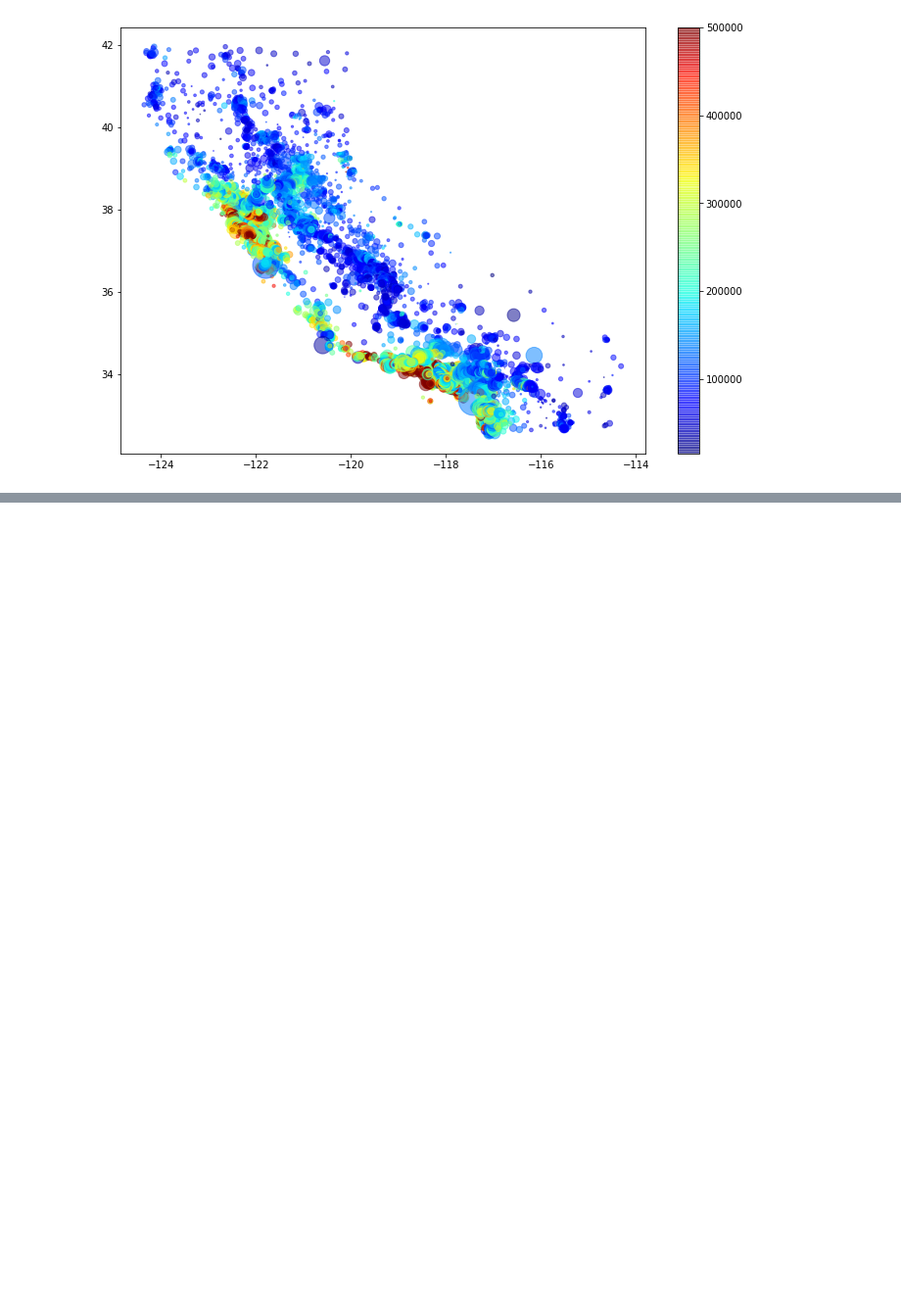
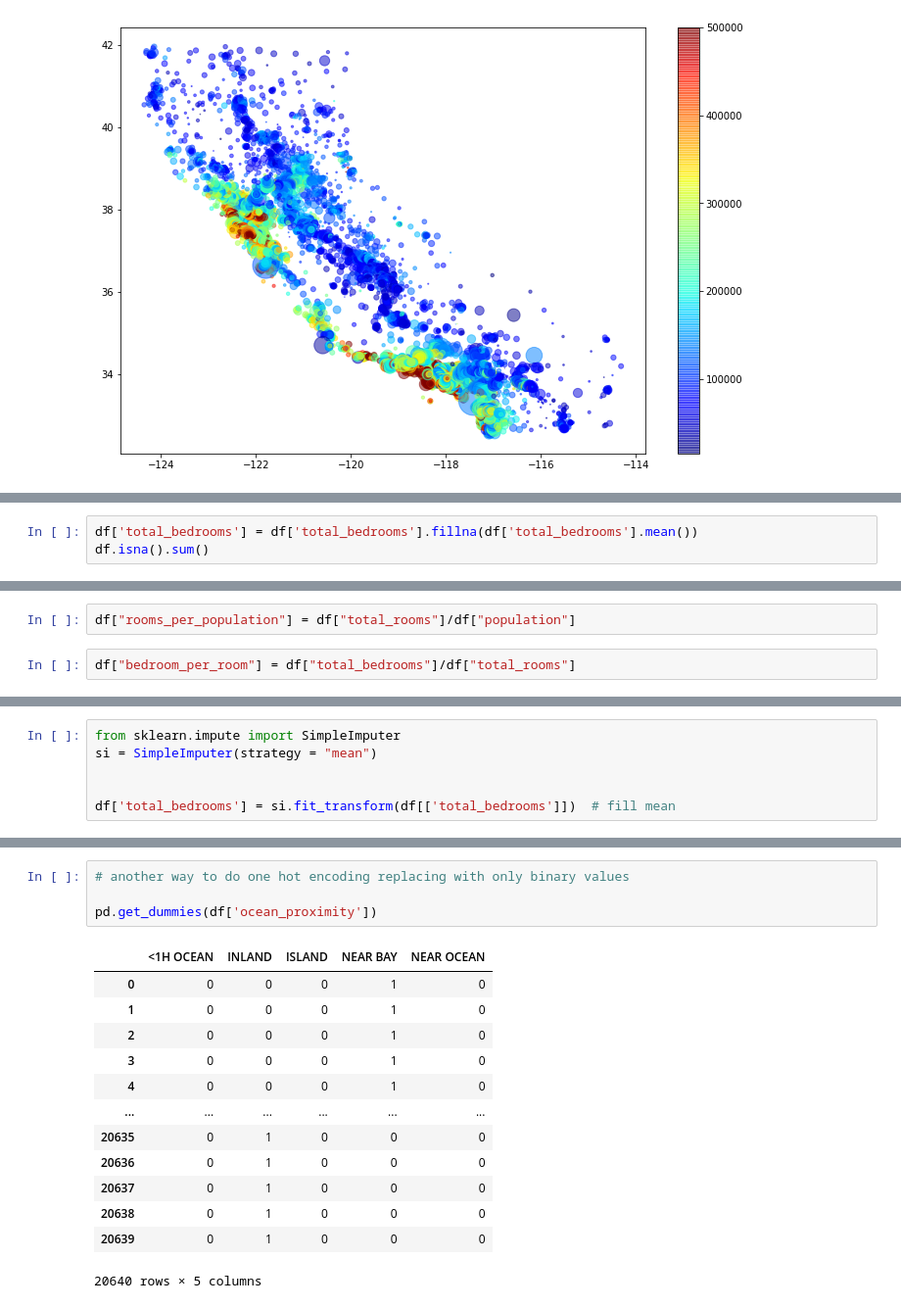
Before and after one commit to sks95/python_basics, a Jupyter notebook: E2E_project.ipynb, the cells around one changed output, grey strips where cells are left out. Shown at 98% size. Cells and saved outputs as stored; diff of their text form; blank space fills up the shorter version.

Commit message:
added more features and one hot encoding

```diff
--- a/E2E_project.ipynb
+++ b/E2E_project.ipynb
@@ -204,0 +249,3 @@ plt.show()
+# %%
+df['total_bedrooms'] = df['total_bedrooms'].fillna(df['total_bedrooms'].mean())
+df.isna().sum()
@@ -204,0 +265,4 @@ plt.show()
+# %%
+df["rooms_per_population"] = df["total_rooms"]/df["population"]
+# %%
+df["bedroom_per_room"] = df["total_bedrooms"]/df["total_rooms"]
@@ -204,0 +293,6 @@ plt.show()
+# %%
+from sklearn.impute import SimpleImputer
+si = SimpleImputer(strategy = "mean")
+
+
+df['total_bedrooms'] = si.fit_transform(df[['total_bedrooms']])  # fill mean
@@ -204,0 +353,18 @@ plt.show()
+# %%
+# another way to do one hot encoding replacing with only binary values
+
+pd.get_dummies(df['ocean_proximity'])
+# %% [output]
+|  | <1H OCEAN | INLAND | ISLAND | NEAR BAY | NEAR OCEAN |
+| 0 | 0 | 0 | 0 | 1 | 0 |
+| 1 | 0 | 0 | 0 | 1 | 0 |
+| 2 | 0 | 0 | 0 | 1 | 0 |
+| 3 | 0 | 0 | 0 | 1 | 0 |
+| 4 | 0 | 0 | 0 | 1 | 0 |
+| ... | ... | ... | ... | ... | ... |
+| 20635 | 0 | 1 | 0 | 0 | 0 |
+| 20636 | 0 | 1 | 0 | 0 | 0 |
+| 20637 | 0 | 1 | 0 | 0 | 0 |
+| 20638 | 0 | 1 | 0 | 0 | 0 |
+| 20639 | 0 | 1 | 0 | 0 | 0 |
+20640 rows × 5 columns
```
Also changed, not shown: parts of 23 cells of this notebook.
